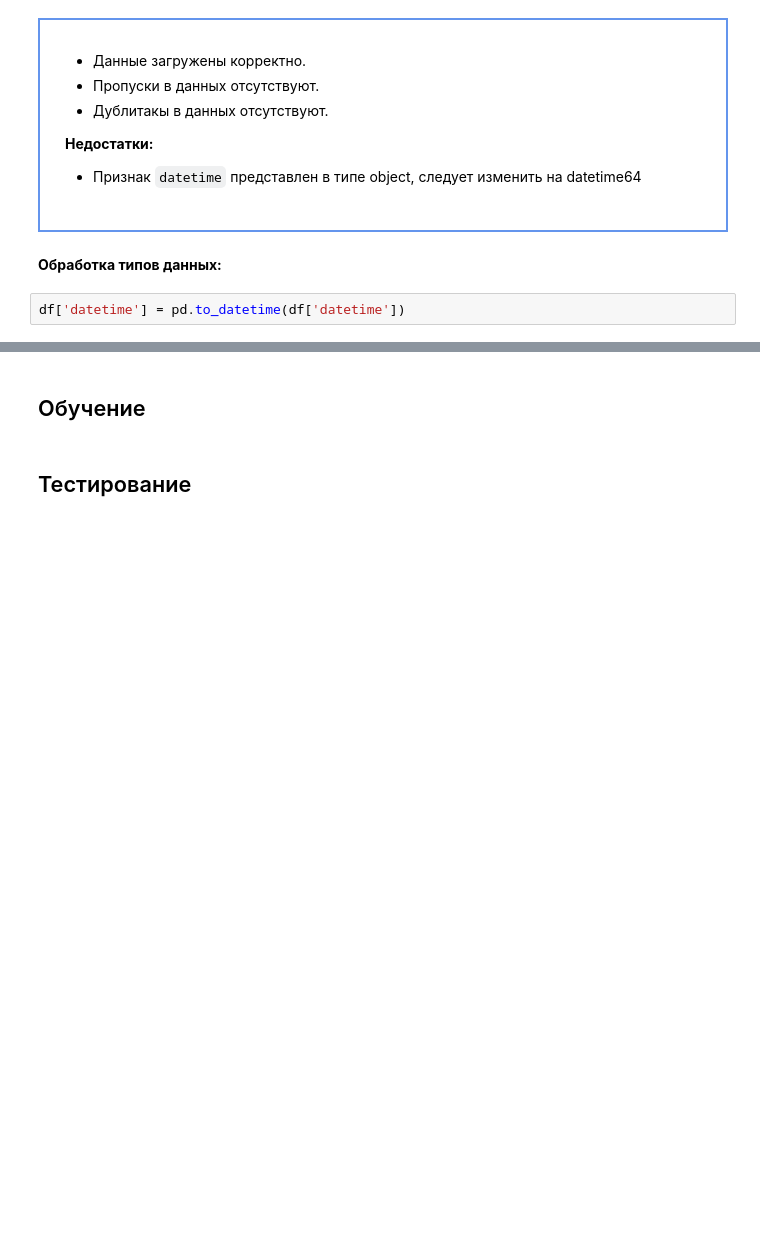
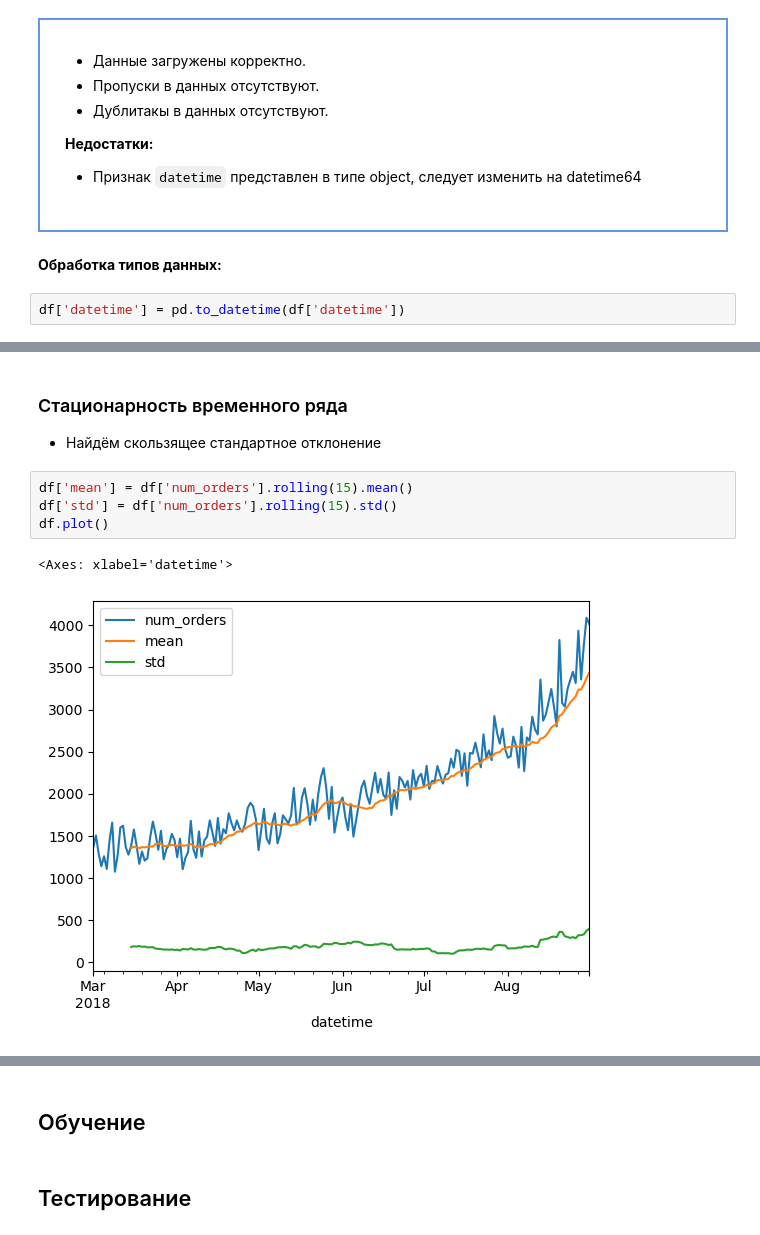
Before and after one commit to Denis-Mukhanov/forecast-of-taxi-orders, a Jupyter notebook: forecast_taxi_orders.ipynb, the cells around one changed output, grey strips where cells are left out. Saved outputs shown, nothing was run; the diff lists cells and outputs as text; blank space fills up the shorter version.

```diff
--- a/forecast_taxi_orders.ipynb
+++ b/forecast_taxi_orders.ipynb
@@ -168,0 +283,10 @@ display(df.head(2))
+# %% [markdown]
+### Стационарность  временного ряда
+- Найдём скользящее стандартное отклонение
+# %%
+df['mean'] = df['num_orders'].rolling(15).mean()
+df['std'] = df['num_orders'].rolling(15).std()
+df.plot()
+# %% [output]
+<Axes: xlabel='datetime'>
+[figure, added]
```
Also changed, not shown: parts of 23 cells of this notebook.
